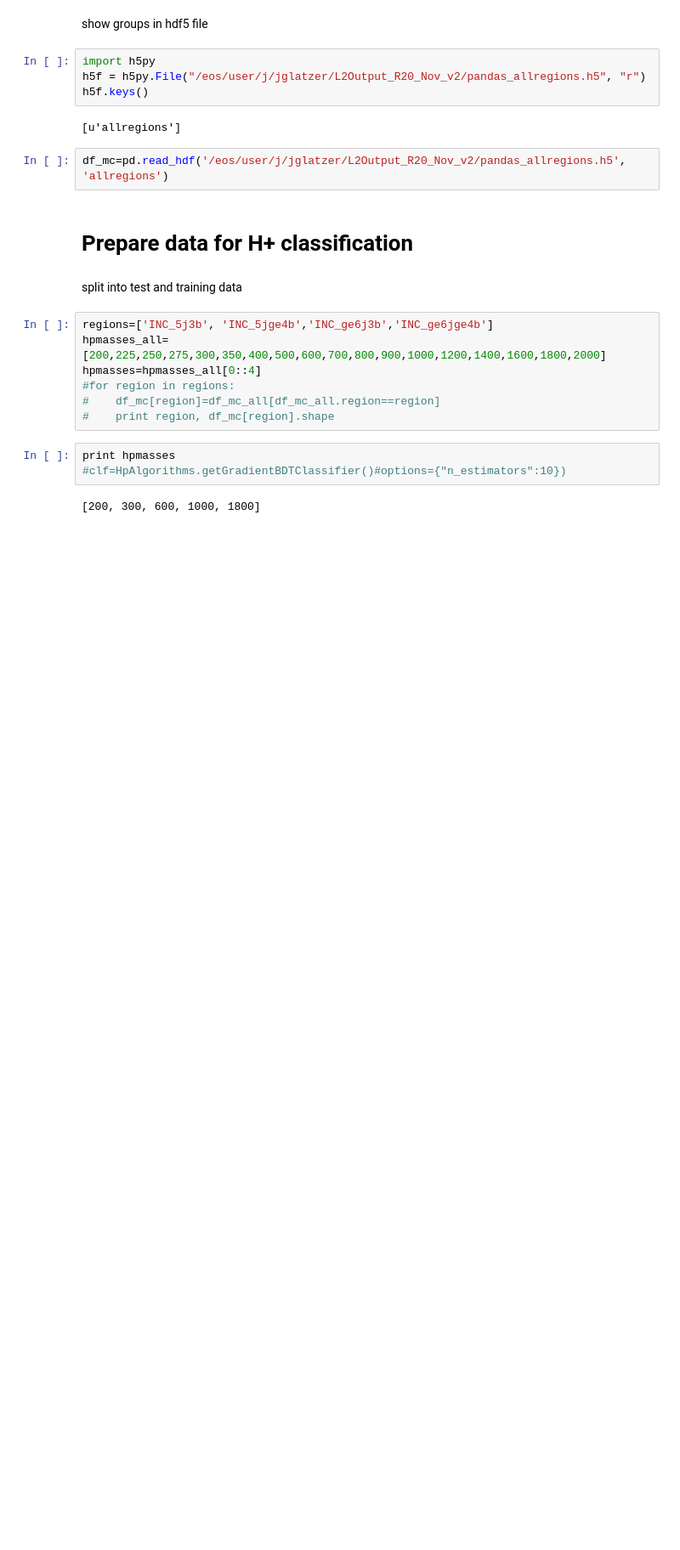
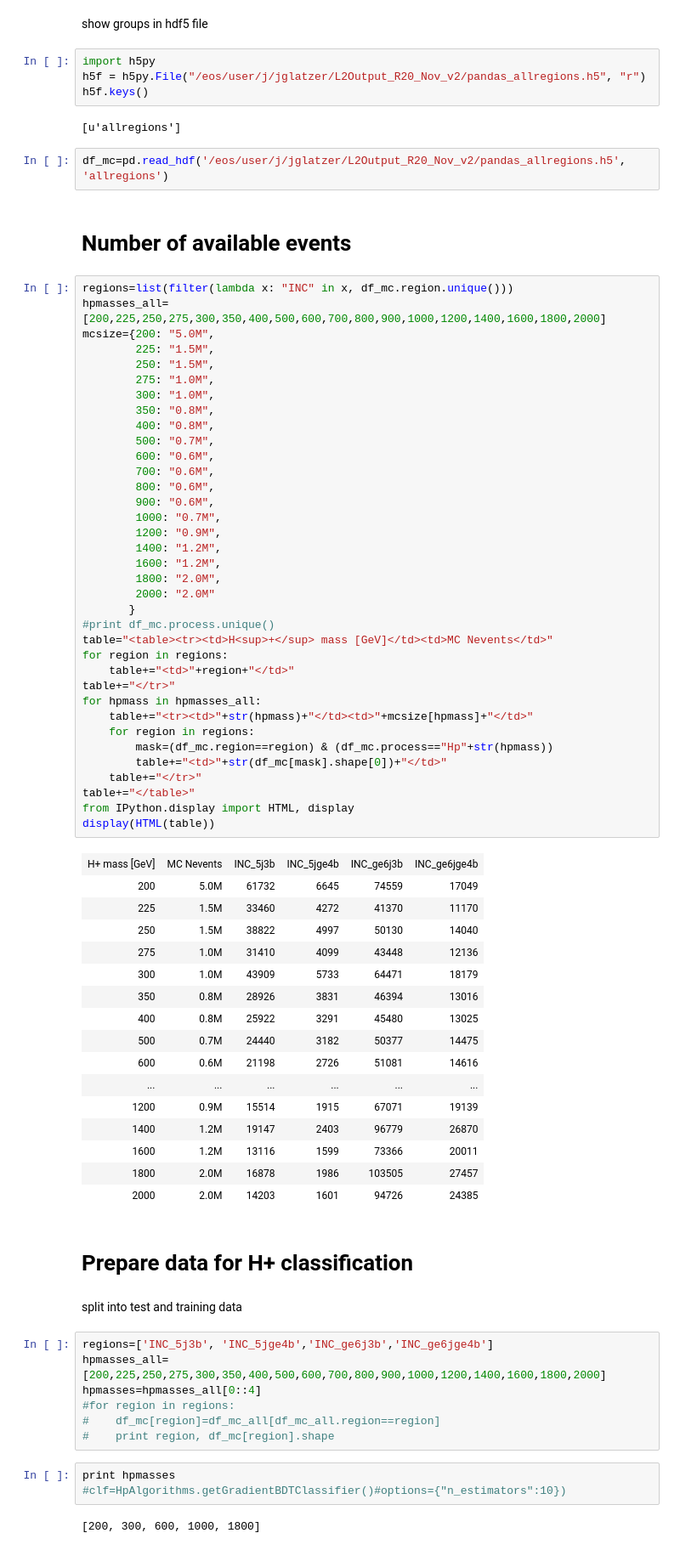
Before and after one commit to asalvadorsalas/HplusML, a Jupyter notebook: EstimateMCNeeds.ipynb, the cells around one changed output. Shown: that part at 85% size. Drawn from its saved outputs; the diff is of its cells as text; blank space fills up the shorter version.

Commit message:
Added table with number of events before and after cuts

```diff
--- a/EstimateMCNeeds.ipynb
+++ b/EstimateMCNeeds.ipynb
@@ -22,6 +22,61 @@ h5f.keys()
 [u'allregions']
 # %%
 df_mc=pd.read_hdf('/eos/user/j/jglatzer/L2Output_R20_Nov_v2/pandas_allregions.h5', 'allregions')
+# %% [markdown]
+# Number of available events
+# %%
+regions=list(filter(lambda x: "INC" in x, df_mc.region.unique()))
+hpmasses_all=[200,225,250,275,300,350,400,500,600,700,800,900,1000,1200,1400,1600,1800,2000]
+mcsize={200: "5.0M",
+        225: "1.5M",
+        250: "1.5M",
+        275: "1.0M",
+        300: "1.0M",
+        350: "0.8M",
+        400: "0.8M",
+        500: "0.7M",
+        600: "0.6M",
+        700: "0.6M",
+        800: "0.6M",
+        900: "0.6M",
+        1000: "0.7M",
+        1200: "0.9M",
+        1400: "1.2M",
+        1600: "1.2M",
+        1800: "2.0M",
+        2000: "2.0M"
+       }
+#print df_mc.process.unique()
+table="<table><tr><td>H<sup>+</sup> mass [GeV]</td><td>MC Nevents</td>"
+for region in regions:
+    table+="<td>"+region+"</td>"
+table+="</tr>"
+for hpmass in hpmasses_all:
+    table+="<tr><td>"+str(hpmass)+"</td><td>"+mcsize[hpmass]+"</td>"
+    for region in regions:
+        mask=(df_mc.region==region) & (df_mc.process=="Hp"+str(hpmass))
+        table+="<td>"+str(df_mc[mask].shape[0])+"</td>"
+    table+="</tr>"
+table+="</table>"
+from IPython.display import HTML, display
+display(HTML(table))
+# %% [output]
+| H+ mass [GeV] | MC Nevents | INC_5j3b | INC_5jge4b | INC_ge6j3b | INC_ge6jge4b |
+| 200 | 5.0M | 61732 | 6645 | 74559 | 17049 |
+| 225 | 1.5M | 33460 | 4272 | 41370 | 11170 |
+| 250 | 1.5M | 38822 | 4997 | 50130 | 14040 |
+| 275 | 1.0M | 31410 | 4099 | 43448 | 12136 |
+| 300 | 1.0M | 43909 | 5733 | 64471 | 18179 |
+| 350 | 0.8M | 28926 | 3831 | 46394 | 13016 |
+| 400 | 0.8M | 25922 | 3291 | 45480 | 13025 |
+| 500 | 0.7M | 24440 | 3182 | 50377 | 14475 |
+| 600 | 0.6M | 21198 | 2726 | 51081 | 14616 |
+| ... | ... | ... | ... | ... | ... |
+| 1200 | 0.9M | 15514 | 1915 | 67071 | 19139 |
+| 1400 | 1.2M | 19147 | 2403 | 96779 | 26870 |
+| 1600 | 1.2M | 13116 | 1599 | 73366 | 20011 |
+| 1800 | 2.0M | 16878 | 1986 | 103505 | 27457 |
+| 2000 | 2.0M | 14203 | 1601 | 94726 | 24385 |
 # %% [markdown]
 # Prepare data for H+ classification
 # %% [markdown]
```
